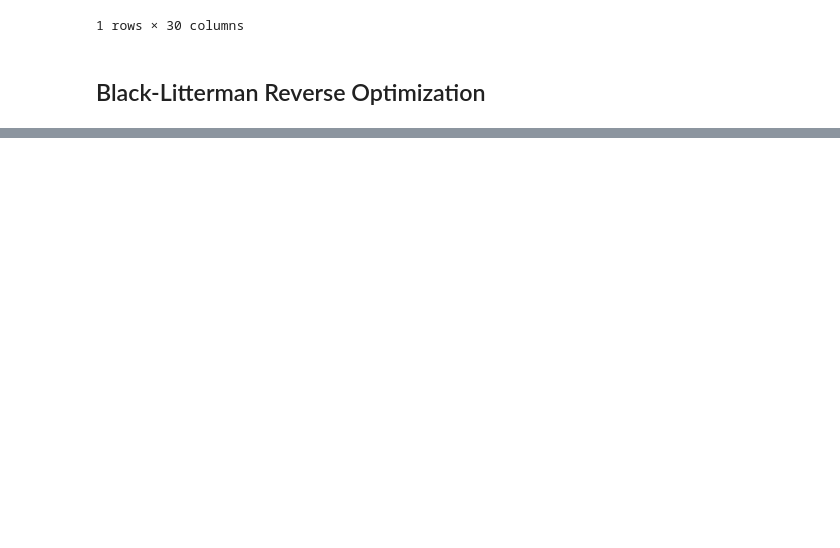
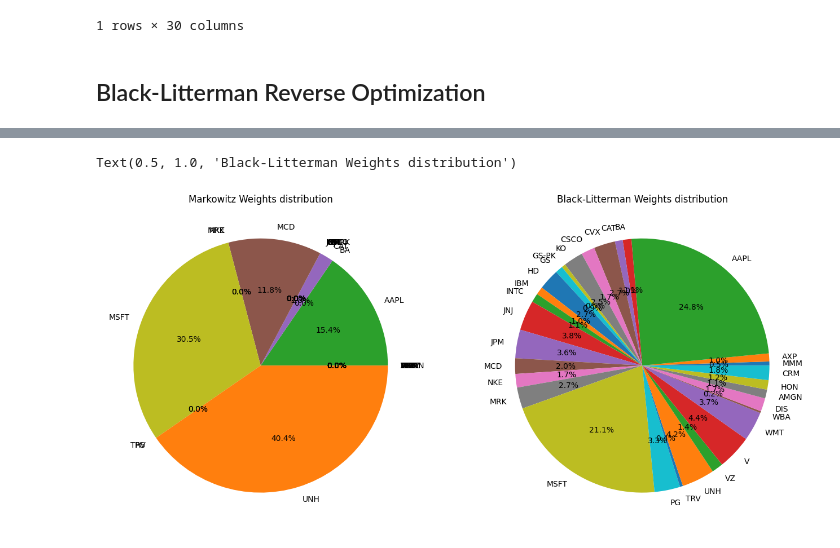
Before and after one commit to ps1899/Portfolio_Optimization-Black_Litterman, a Jupyter notebook: bl copy.ipynb, the cells around one changed output, grey strips where cells are left out. Saved outputs shown, nothing was run; the diff lists cells and outputs as text; code cells hidden in the pictures; blank space fills up the shorter version.

Commit message:
Added Markowitz and Black Litterman comparison!

```diff
--- a/bl copy.ipynb
+++ b/bl copy.ipynb
@@ -391,0 +405,14 @@ display(pd.DataFrame({'Weight': result_2.W}, index=names).T)
+# %%
+labels = stocks_list
+markowitz_weights = result_1.W
+BL_weights = result_2.W
+fig, axs = plt.subplots(1, 2, figsize = (16, 8))
+# ...
+axs[0].pie(markowitz_weights,labels = labels, autopct = '%1.1f%%')
+axs[0].set_title('Markowitz Weights distribution')
+# ...
+axs[1].pie(BL_weights,labels = labels, autopct = '%1.1f%%')
+axs[1].set_title('Black-Litterman Weights distribution')
+# %% [output]
+Text(0.5, 1.0, 'Black-Litterman Weights distribution')
+[figure, added]
```
Also changed, not shown: parts of 5 cells of this notebook.
